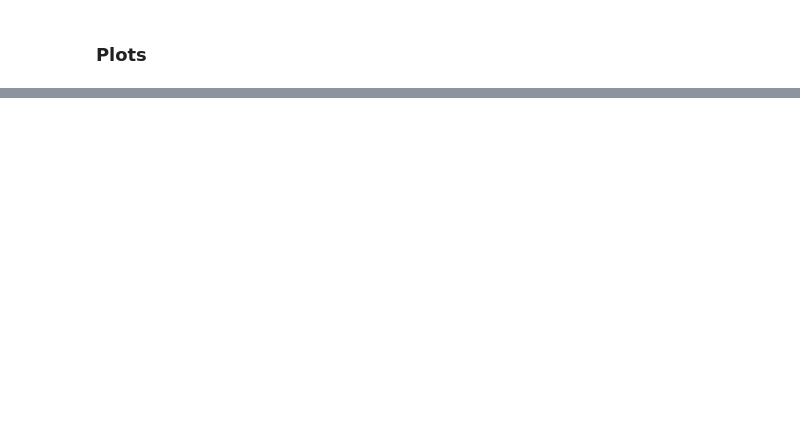
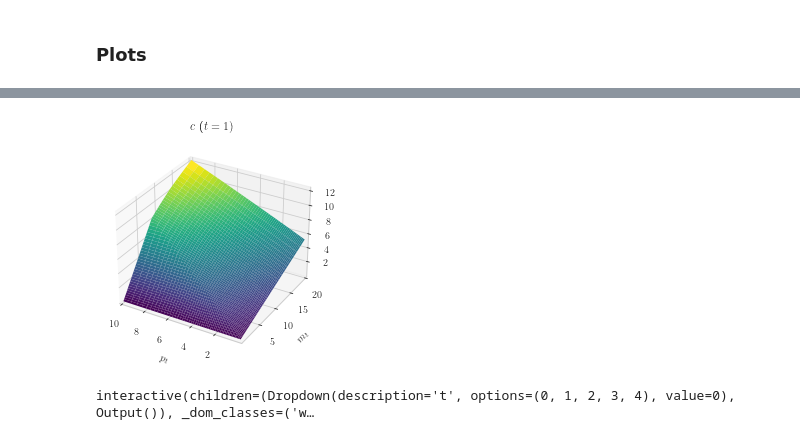
Before and after one commit to HansChristianPOLIT/LostInOptimization, a Jupyter notebook: OneAsset/OneAssetModel.ipynb, the cells around one changed output, grey strips where cells are left out. Saved outputs shown, nothing was run; the diff lists cells and outputs as text; code cells hidden in the pictures; blank space fills up the shorter version.

```diff
--- a/OneAsset/OneAssetModel.ipynb
+++ b/OneAsset/OneAssetModel.ipynb
@@ -107,0 +115,8 @@ figs.lifecycle(model)
+# %%
+figs.consumption_function(model,1)
+# %% [output]
+[figure, added]
+# %%
+figs.consumption_function_interact(model)
+# %% [output]
+interactive(children=(Dropdown(description='t', options=(0, 1, 2, 3, 4), value=0), Output()), _dom_classes=('w…
```
Also changed, not shown: parts of 5 cells of this notebook, 3 other files.
